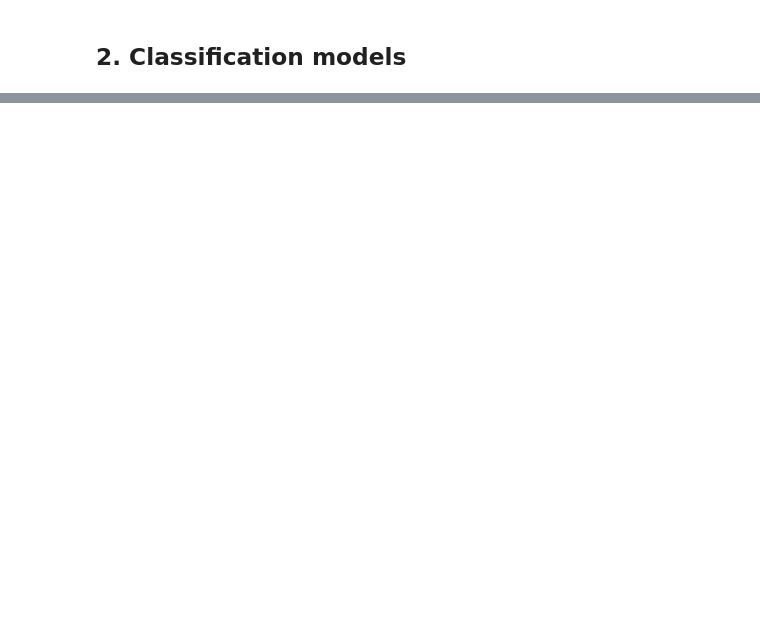
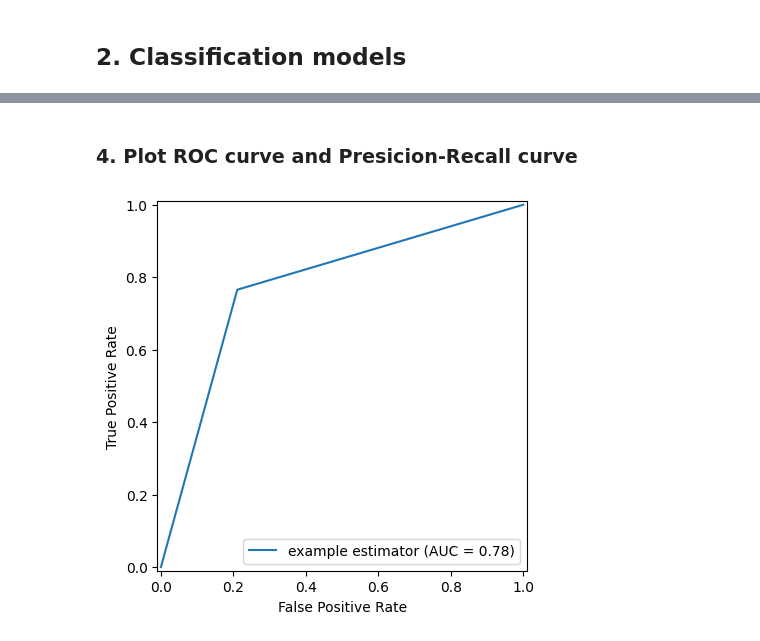
Before and after one commit to wpartycja/advanced-machine-learining, a Jupyter notebook: 03-evaulation-methods/evaluation.ipynb, the cells around one changed output, grey strips where cells are left out. Saved outputs shown, nothing was run; the diff lists cells and outputs as text; code cells hidden in the pictures; blank space fills up the shorter version.

Commit message:
finished 03-evaluation lab

```diff
--- a/03-evaulation-methods/evaluation.ipynb
+++ b/03-evaulation-methods/evaluation.ipynb
@@ -56,2 +63,0 @@ def calculate_classification_error(predictions, y_test):
-# %%
-model = LogisticRegression(penalty='l2') # C = 1000
@@ -60,2 +63,0 @@ model = LogisticRegression(penalty='l2') # C = 1000
-# %%
-X_train, X_test, y_train, y_test = train_test_split(X, y, test_size=0.2, random_state=42)
@@ -68,0 +66,6 @@ calculate_classification_error(predictions, y_test)
+# %%
+def create_models():
+    return {
+        'logistic_regression': LogisticRegression(penalty='l2'),
+        'classification_tree': DecisionTreeClassifier(random_state=0)
+    }
@@ -68,0 +78,16 @@ calculate_classification_error(predictions, y_test)
+# %%
+def refitting_evaluation(X, y):
+    X_train, X_test, y_train, y_test = X, X, y, y
+
+    errors = {}
+    models = create_models()
+
+    for name, model in models.items():
+        model.fit(X_train, y_train)
+        predictions = model.predict(X_test)
+
+        errors[name] = calculate_classification_error(predictions, y_test)
+
+    return errors
+
+refitting_evaluation(X, y)
@@ -70,0 +211,23 @@ calculate_classification_error(predictions, y_test)
+# %% [markdown]
+### 4. Plot ROC curve and Presicion-Recall curve
+# %%
+import matplotlib.pyplot as plt
+from sklearn.metrics import roc_curve, auc, RocCurveDisplay
+
+X_train, X_test, y_train, y_test = train_test_split(
+    X, y, test_size=0.33, random_state=42)
+
+logistic_regression = LogisticRegression()
+logistic_regression.fit(X_train, y_train)
+
+y_pred = logistic_regression.predict(X_test)
+
+
+fpr, tpr, thresholds = roc_curve(y_test, y_pred)
+roc_auc = auc(fpr, tpr)
+display = RocCurveDisplay(fpr=fpr, tpr=tpr, roc_auc=roc_auc,
+                                  estimator_name='example estimator')
+display.plot()
+plt.show()
+# %% [output]
+[figure, added]
```
Also changed, not shown: parts of 19 cells of this notebook.
